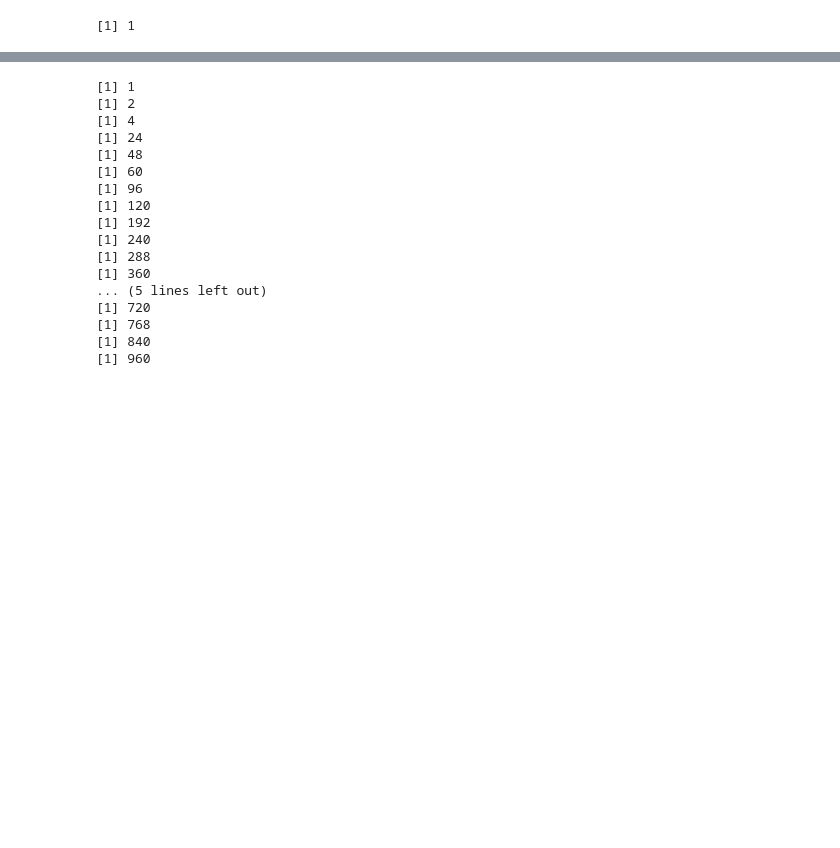
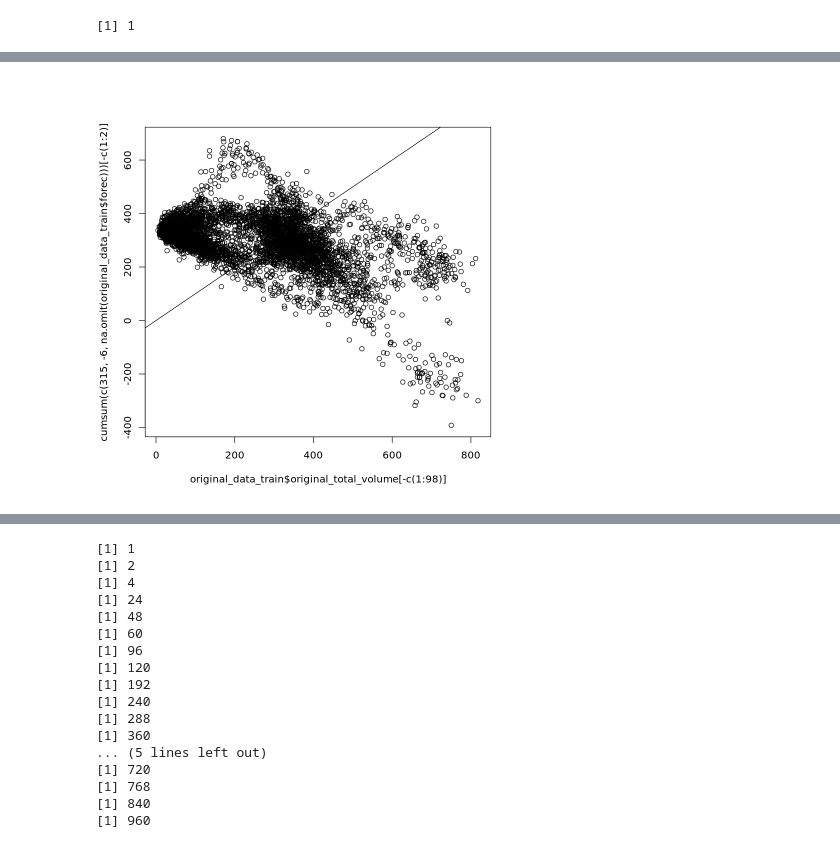
Before and after one commit to lojzimjm/dissertation, a Jupyter notebook: Pooled Regression Models (With Differencing).ipynb, the cells around one changed output, grey strips where cells are left out. Drawn from its saved outputs; the diff is of its cells as text; code cells hidden in the pictures; blank space fills up the shorter version.

```diff
--- a/Pooled Regression Models (With Differencing).ipynb
+++ b/Pooled Regression Models (With Differencing).ipynb
@@ -801,0 +637,6 @@ mae(undiff_pred_test[-c(1:diff_n)],
+# %%
+plot(original_data_train$original_total_volume[-c(1:98)],
+    cumsum(c(315, -6, na.omit(original_data_train$forec)))[-c(1:2)])
+abline(a=0,b=1)
+# %% [output]
+[figure, added]
```
Also changed, not shown: parts of 141 cells of this notebook, 10 other files.
